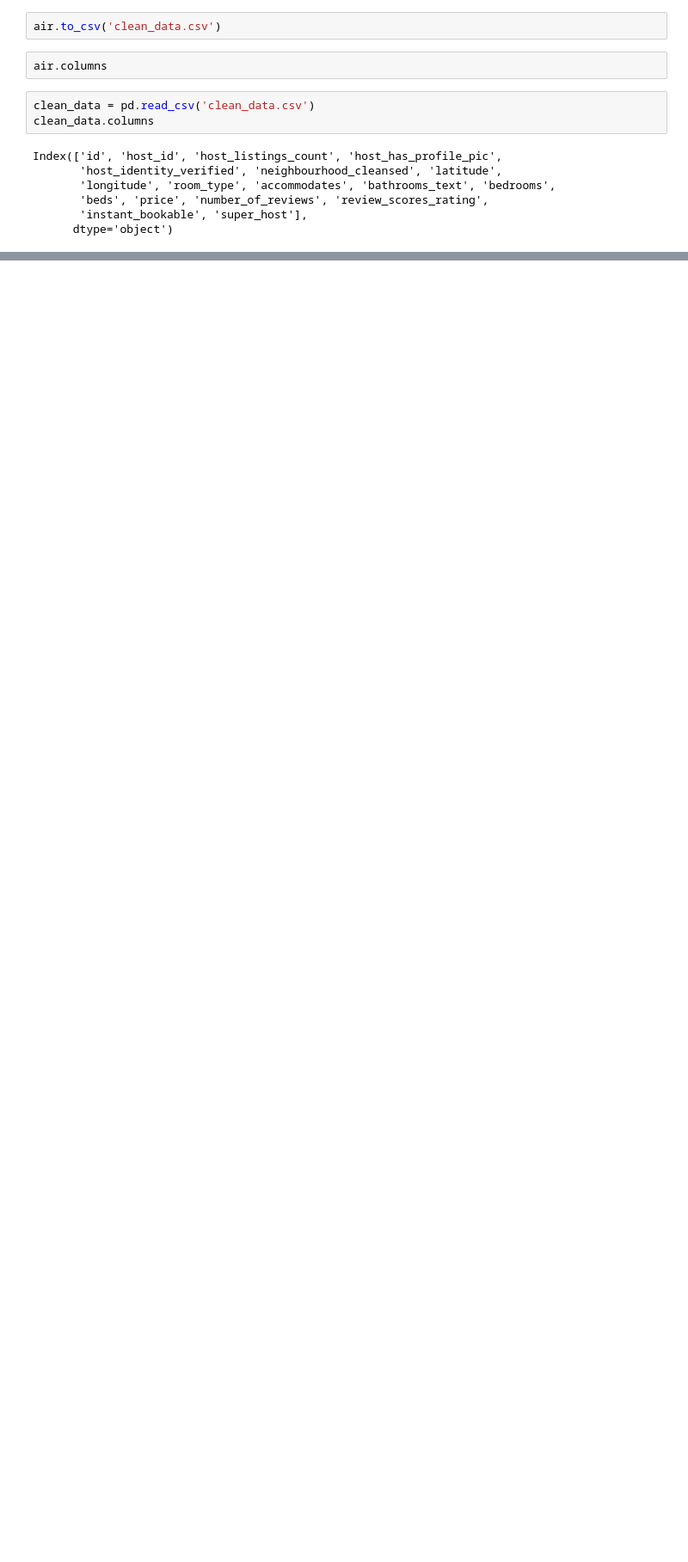
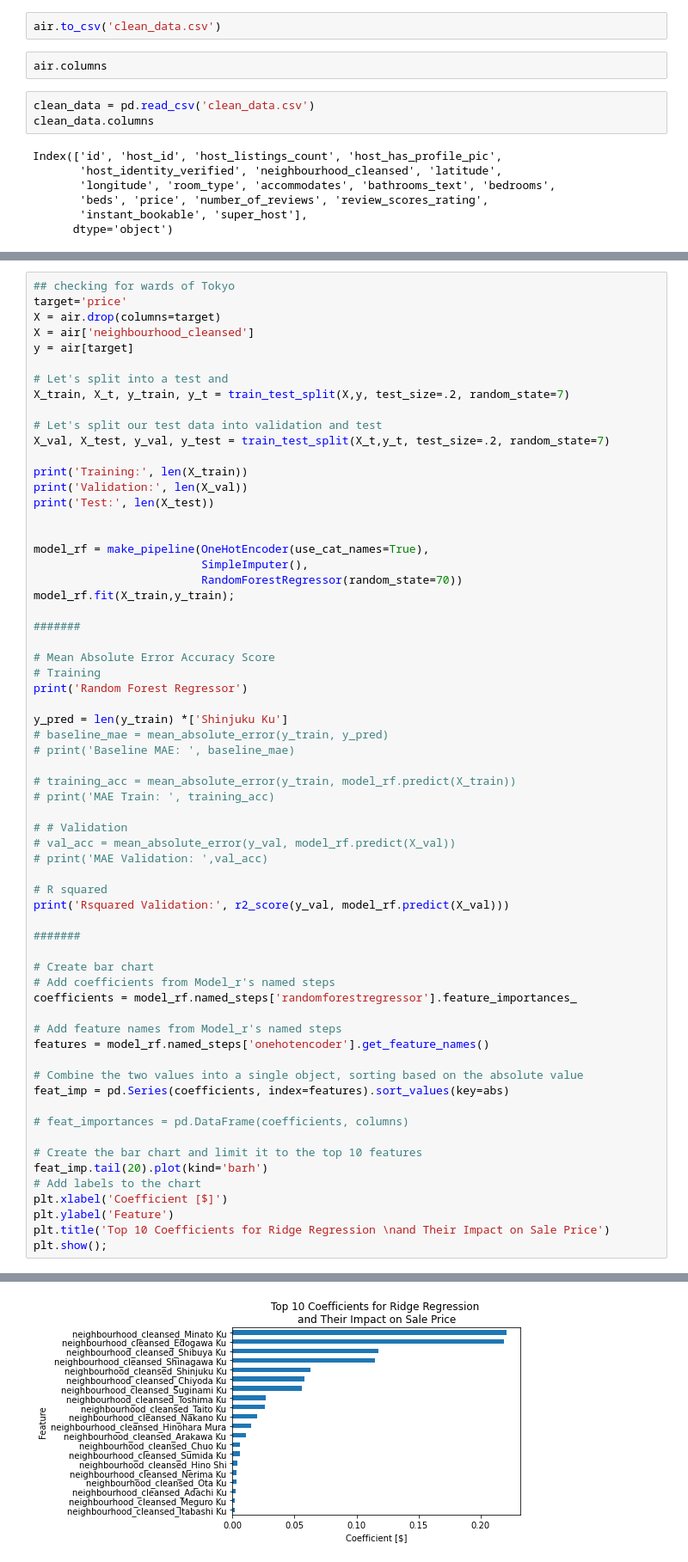
Before and after one commit to Build-Week-2106FT-AirBnB-3/front-end, a Jupyter notebook: EDA.ipynb, the cells around one changed output, grey strips where cells are left out. Shown at 86% size. Cells and saved outputs as stored; diff of their text form; blank space fills up the shorter version.

```diff
--- a/EDA.ipynb
+++ b/EDA.ipynb
@@ -256,0 +257,65 @@ Index(['id', 'host_id', 'host_listings_count', 'host_has_profile_pic',
+# %%
+## checking for wards of Tokyo
+target='price'
+X = air.drop(columns=target)
+X = air['neighbourhood_cleansed']
+y = air[target]
+
+# Let's split into a test and
+X_train, X_t, y_train, y_t = train_test_split(X,y, test_size=.2, random_state=7)
+
+# Let's split our test data into validation and test
+X_val, X_test, y_val, y_test = train_test_split(X_t,y_t, test_size=.2, random_state=7)
+
+print('Training:', len(X_train))
+print('Validation:', len(X_val))
+print('Test:', len(X_test))
+
+
+model_rf = make_pipeline(OneHotEncoder(use_cat_names=True),
+                         SimpleImputer(),
+                         RandomForestRegressor(random_state=70))
+model_rf.fit(X_train,y_train);
+
+#######
+
+# Mean Absolute Error Accuracy Score
+# Training
+print('Random Forest Regressor')
+
+y_pred = len(y_train) *['Shinjuku Ku']
+# baseline_mae = mean_absolute_error(y_train, y_pred)
+# print('Baseline MAE: ', baseline_mae)
+
+# training_acc = mean_absolute_error(y_train, model_rf.predict(X_train))
+# print('MAE Train: ', training_acc)
+
+# # Validation
+# val_acc = mean_absolute_error(y_val, model_rf.predict(X_val))
+# print('MAE Validation: ',val_acc)
+
+# R squared
+print('Rsquared Validation:', r2_score(y_val, model_rf.predict(X_val)))
+
+#######
+
+# Create bar chart
+# Add coefficients from Model_r's named steps
+coefficients = model_rf.named_steps['randomforestregressor'].feature_importances_
+
+# Add feature names from Model_r's named steps
+features = model_rf.named_steps['onehotencoder'].get_feature_names()
+
+# Combine the two values into a single object, sorting based on the absolute value
+feat_imp = pd.Series(coefficients, index=features).sort_values(key=abs)
+
+# feat_importances = pd.DataFrame(coefficients, columns)
+
+# Create the bar chart and limit it to the top 10 features
+feat_imp.tail(20).plot(kind='barh')
+# Add labels to the chart
+plt.xlabel('Coefficient [$]')
+plt.ylabel('Feature')
+plt.title('Top 10 Coefficients for Ridge Regression \nand Their Impact on Sale Price')
+plt.show();
+# %% [output]
@@ -256,0 +327 @@ Index(['id', 'host_id', 'host_listings_count', 'host_has_profile_pic',
+[figure, added]
```
Also changed, not shown: parts of 27 cells of this notebook, 1 other file.
